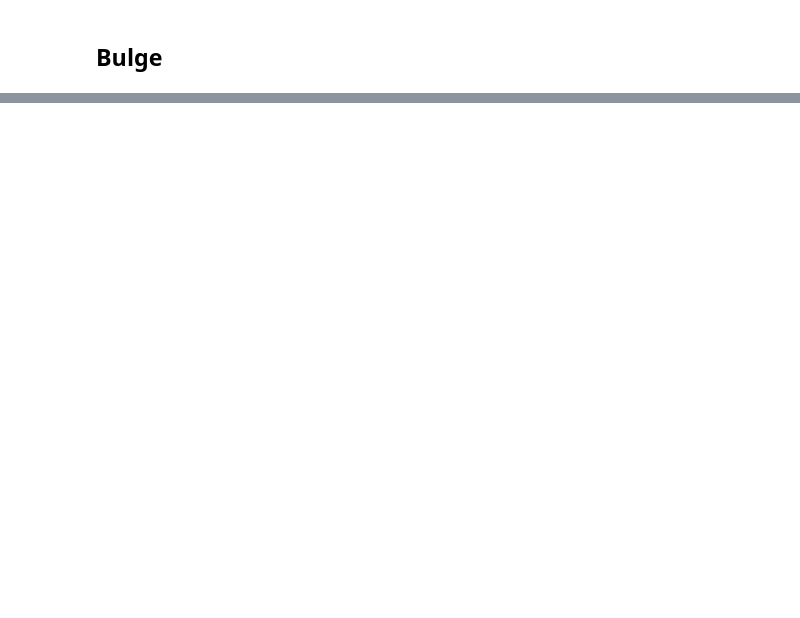
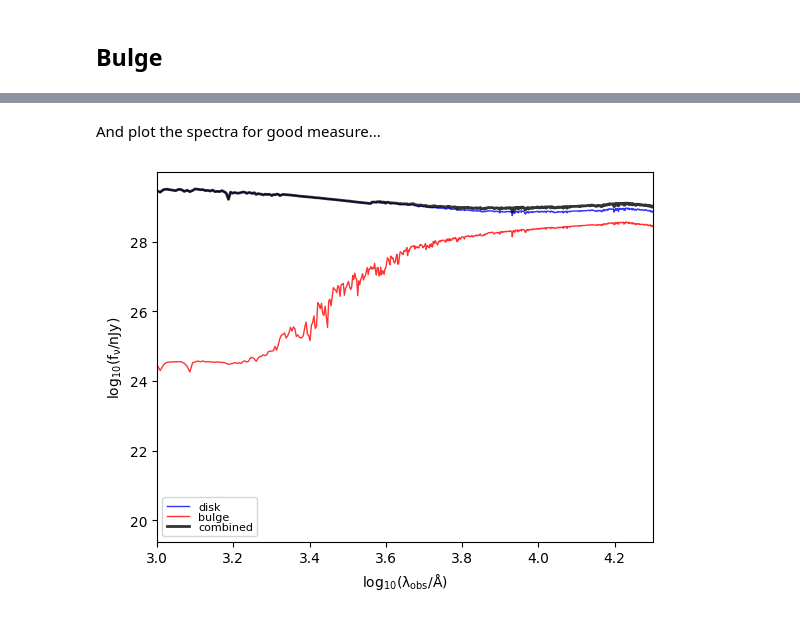
Before and after one commit to WillJRoper/synthesizer-history_change, a Jupyter notebook: docs/source/parametric/generate_composite_galaxy.ipynb, the cells around one changed output, grey strips where cells are left out. Cells and saved outputs as stored; diff of their text form; code cells hidden in the pictures; blank space fills up the shorter version.

```diff
--- a/docs/source/parametric/generate_composite_galaxy.ipynb
+++ b/docs/source/parametric/generate_composite_galaxy.ipynb
@@ -62,2 +100,0 @@ Generate broadband luminosities
-# %%
-sed = disk.spectra['stellar'].get_broadband_luminosities(filter_collection)
@@ -168,0 +192,23 @@ available images: ['stellar']
+# %% [markdown]
+And plot the spectra for good measure...
+# %%
+    sed = disk.spectra['stellar']
+    plt.plot(np.log10(sed.lam), np.log10(sed.lnu), lw=1, alpha=0.8, c='b',
+             label='disk')
+
+    sed = bulge.spectra['stellar']
+    plt.plot(np.log10(sed.lam), np.log10(sed.lnu), lw=1, alpha=0.8, c='r',
+             label='bulge')
+
+    sed = combined.spectra['stellar']
+    plt.plot(np.log10(sed.lam), np.log10(sed.lnu), lw=2, alpha=0.8, c='k',
+             label='combined')
+
+    plt.xlim(3., 4.3)
+    plt.legend(fontsize=8, labelspacing=0.0)
+    plt.xlabel(r'$\rm log_{10}(\lambda_{obs}/\AA)$')
+    plt.ylabel(r'$\rm log_{10}(f_{\nu}/nJy)$')
+
+    plt.show()
+# %% [output]
+[figure, added]
```
Also changed, not shown: parts of 24 cells of this notebook.
